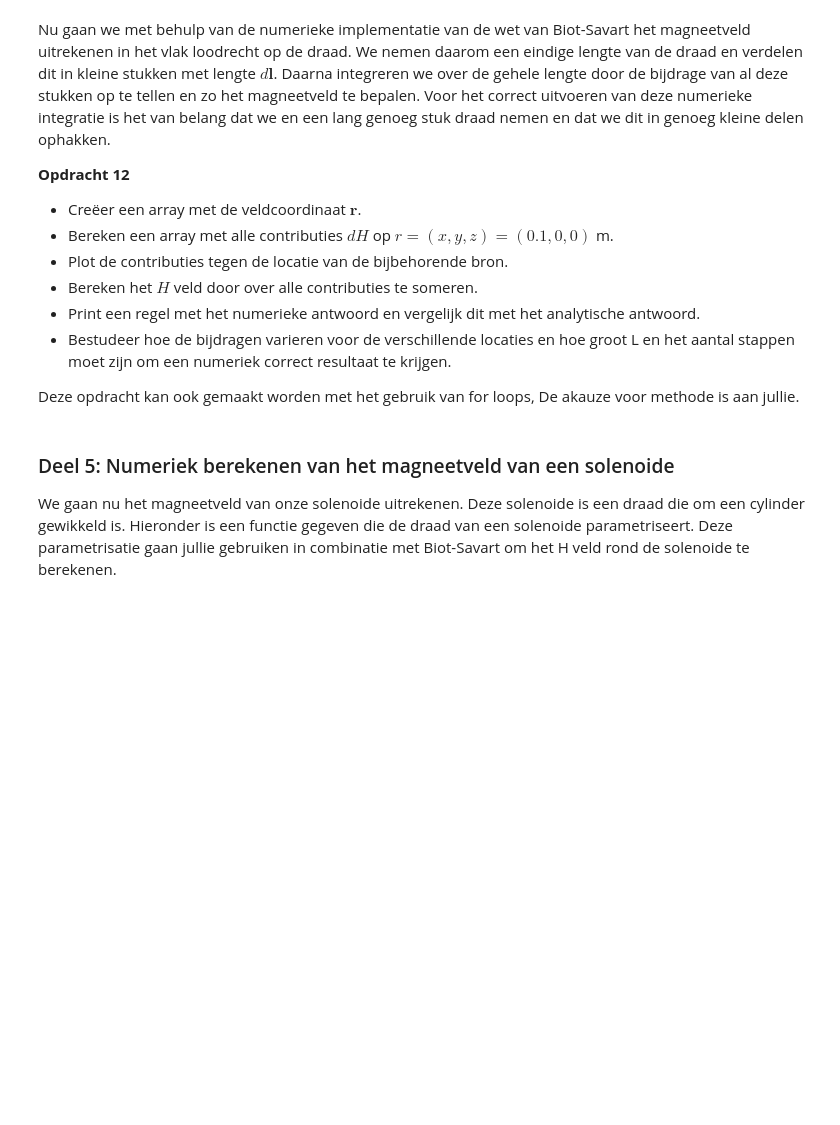
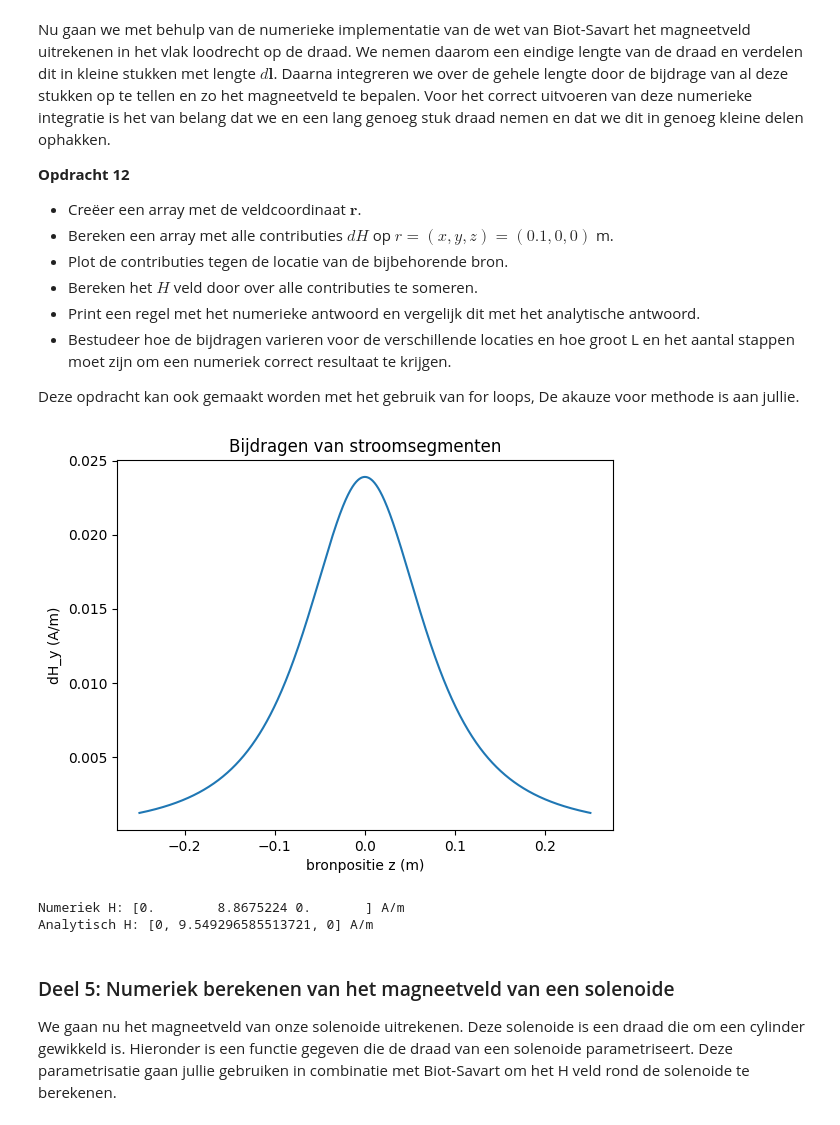
Before and after one commit to AragonMvD/opdrachten-DEF-Day, a Jupyter notebook: 2KrachtactuatorOpdracht/2KrachtactuatorOpdracht/KrachtactuatorOpdracht.ipynb, the cells around one changed output. Drawn from its saved outputs; the diff is of its cells as text; code cells hidden in the pictures; blank space fills up the shorter version.

```diff
--- a/2KrachtactuatorOpdracht/2KrachtactuatorOpdracht/KrachtactuatorOpdracht.ipynb
+++ b/2KrachtactuatorOpdracht/2KrachtactuatorOpdracht/KrachtactuatorOpdracht.ipynb
@@ -382,21 +382,23 @@ De functie moet het magneetveld van een lijnelement $d\mathbf{l}$ berekenen. Geb
 
 Bereken met deze functie alle componenten van het magneetveld voor een veldpositie op $x=0.1$ m voor een stroombronelement in de oorsprong met een stroom van 6 A een lengte van $d\mathbf{l}$ gelijk aan $L/64$. Print het analytische en numerieke antwoord naar de command line en controleer dat het magneetveld gelijk is aan $\mathbf{H} =  0.00746 \hat{\mathbf{y}}$ A/m is.
 # %%
+import numpy as np
+
+L_draad = 0.1
 dl=np.array([0, 0, L_draad/64])
 r_field=np.array([0.1, 0, 0])
 r_source=np.array([0, 0, 0])
 I = 6
-L_draad = 0.1
+
+def field_current_element(r_field, r_source, dl):
+    R = r_field - r_source
+    R_norm = np.linalg.norm(R)
+    dH = (I/(4*np.pi)) * np.cross(dl, R) / (R_norm**3)
+    return dH
 
 
-def field_current_element(r_field, r_source, dl):
-    # r_field are coordinates at which we want to calculate the field
-    # r_source are coordinates of the current source
-    # dl is the vector of the length of the current element
-    # Gebruik np.cross om het uitproduct te berekenen
-    return dH
-analytical_answer=(I/4/np.pi)*(L_draad/64)/np.sum((r_field-r_source)**2) # een veld elementje.
+analytical_answer=(I/4/np.pi)*(L_draad/64)/np.sum((r_field-r_source)**2)
 print('The analytical answer is ' + str(analytical_answer) + ' A/m in the y-direction')
 
-print('The numerical answer is is ' + str(field_current_element(r_field, r_source, dl)) + ' A/m')
+print('The numerical answer is ' + str(field_current_element(r_field, r_source, dl)) + ' A/m')
 # %% [output]
@@ -414,9 +417,53 @@ Nu gaan we met behulp van de numerieke implementatie van de wet van Biot-Savart
 
 Deze opdracht kan ook gemaakt worden met het gebruik van for loops, De akauze voor methode is aan jullie.
 # %%
-###
-###Jullie code hier###
-###
+import numpy as np
+import matplotlib.pyplot as plt
+
+I = 6
+L = 0.5
+N = 1000
+r_field = np.array([0.1, 0, 0])
+
+def field_current_element(r_field, r_source, dl):
+    R = r_field - r_source
+    R_norm = np.linalg.norm(R)
+    dH = (I/(4*np.pi)) * np.cross(dl, R) / (R_norm**3)
+    return dH
+
+z = np.linspace(-L/2, L/2, N)
+dz = z[1] - z[0]
+
+r_source = np.zeros((N,3))
+r_source[:,2] = z
+
+dl = np.array([0,0,dz])
+
+dH = np.zeros((N,3))
+
+for i in range(N):
+    dH[i] = field_current_element(r_field, r_source[i], dl)
+
+# plot contributies
+plt.figure()
+plt.plot(z, dH[:,1])
+plt.xlabel("bronpositie z (m)")
+plt.ylabel("dH_y (A/m)")
+plt.title("Bijdragen van stroomsegmenten")
+plt.show()
+
+# sommeer alle bijdragen
+H_num = np.sum(dH, axis=0)
+
+# analytisch antwoord
+H_analytisch = I/(2*np.pi*0.1)
+
+print("Numeriek H:", H_num, "A/m")
+print("Analytisch H:", [0, H_analytisch, 0], "A/m")
+# %% [output]
+[figure, added]
+Numeriek H: [0.        8.8675224 0.       ] A/m
+Analytisch H: [0, 9.549296585513721, 0] A/m
 # %% [markdown]
 ### Deel 5: Numeriek berekenen van het magneetveld van een solenoide
 
```
Also changed, not shown: parts of 5 cells of this notebook.
